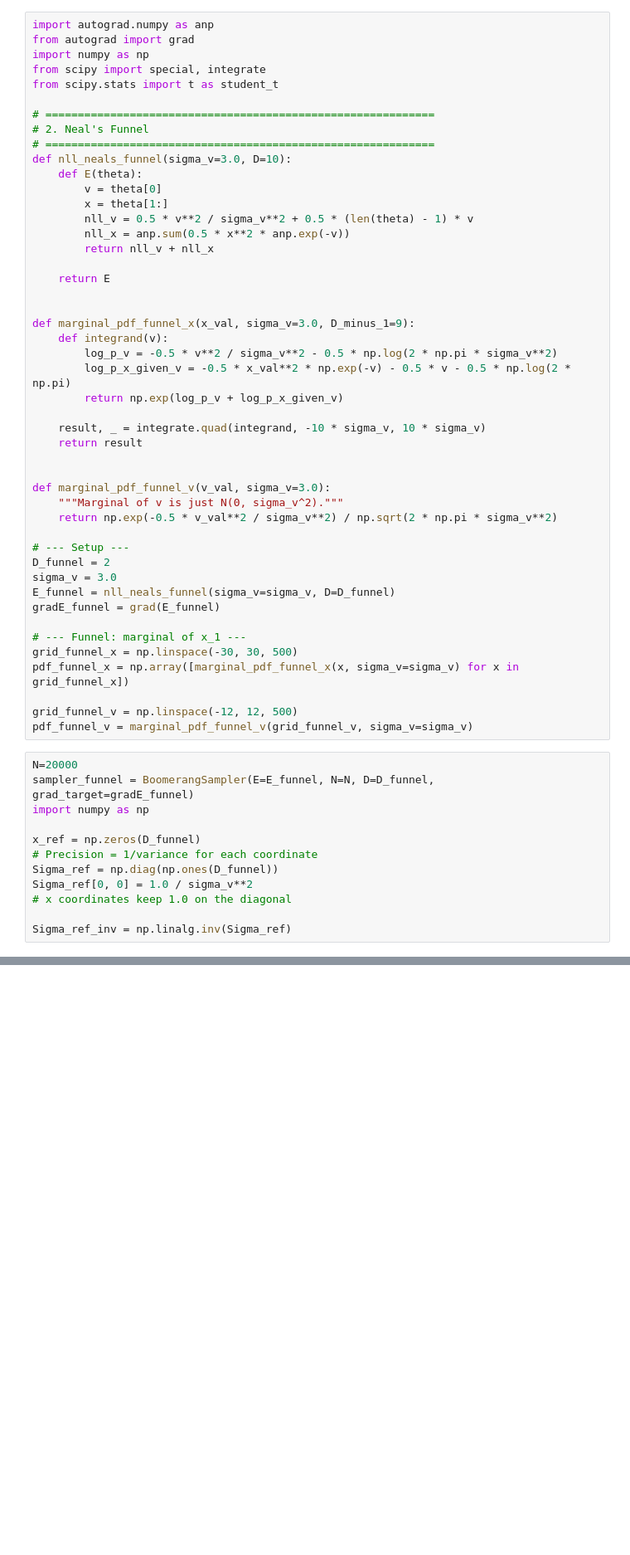
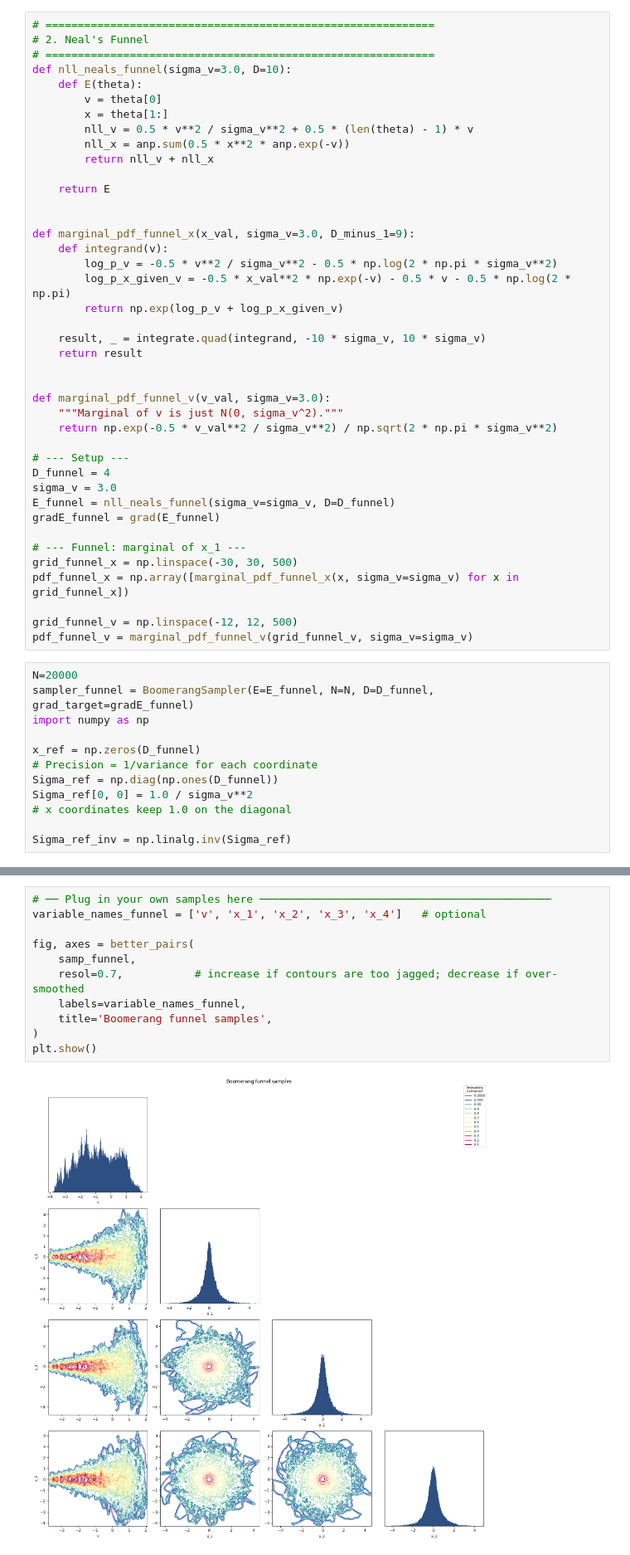
Before and after one commit to ltronneb/sticky_bnns, a Jupyter notebook: notebooks/boomerang_marginals.ipynb, the cells around one changed output, grey strips where cells are left out. Shown at 83% size. Drawn from its saved outputs; the diff is of its cells as text; blank space fills up the shorter version.

```diff
--- a/notebooks/boomerang_marginals.ipynb
+++ b/notebooks/boomerang_marginals.ipynb
@@ -156,12 +154,6 @@ $$
 $$
 which is not tractable, but can be approximated by numerical integration.
 # %%
-import autograd.numpy as anp
-from autograd import grad
-import numpy as np
-from scipy import special, integrate
-from scipy.stats import t as student_t
-
 # ============================================================
 # 2. Neal's Funnel
 # ============================================================
@@ -191,7 +183,7 @@ def marginal_pdf_funnel_v(v_val, sigma_v=3.0):
     return np.exp(-0.5 * v_val**2 / sigma_v**2) / np.sqrt(2 * np.pi * sigma_v**2)
 
 # --- Setup ---
-D_funnel = 2
+D_funnel = 4
 sigma_v = 3.0
 E_funnel = nll_neals_funnel(sigma_v=sigma_v, D=D_funnel)
 gradE_funnel = grad(E_funnel)
@@ -229,3 +218,16 @@ plot_marginal_comparison(samples_component=samp_funnel[:, 1], true_grid=grid_fun
+# %%
+# ── Plug in your own samples here ─────────────────────────────────────────────
+variable_names_funnel = ['v', 'x_1', 'x_2', 'x_3', 'x_4']   # optional
+
+fig, axes = better_pairs(
+    samp_funnel,
+    resol=0.7,           # increase if contours are too jagged; decrease if over-smoothed
+    labels=variable_names_funnel,
+    title='Boomerang funnel samples',
+)
+plt.show()
+# %% [output]
+[figure, added]
 # %% [markdown]
 ## ROSENBROCK BANANA
 
```
Also changed, not shown: parts of 17 cells of this notebook, 3 other files.
